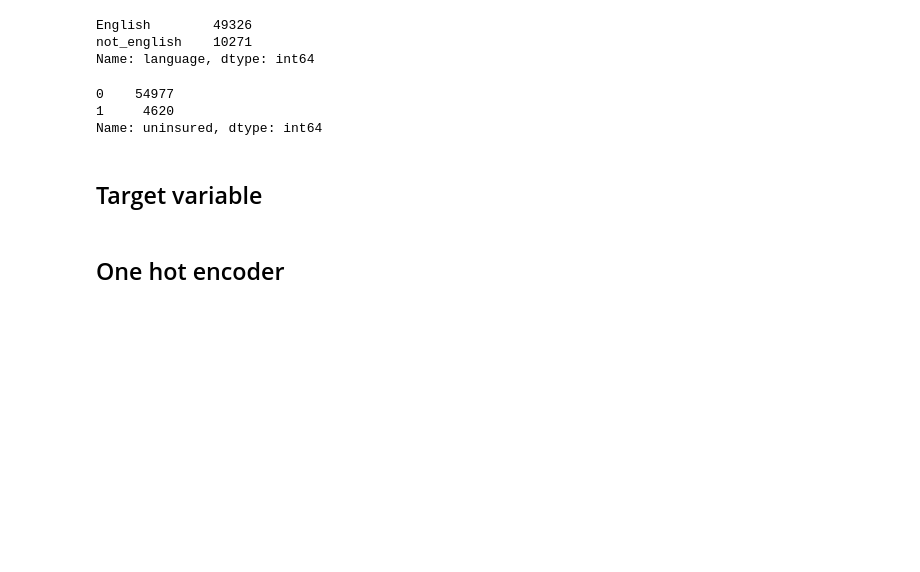
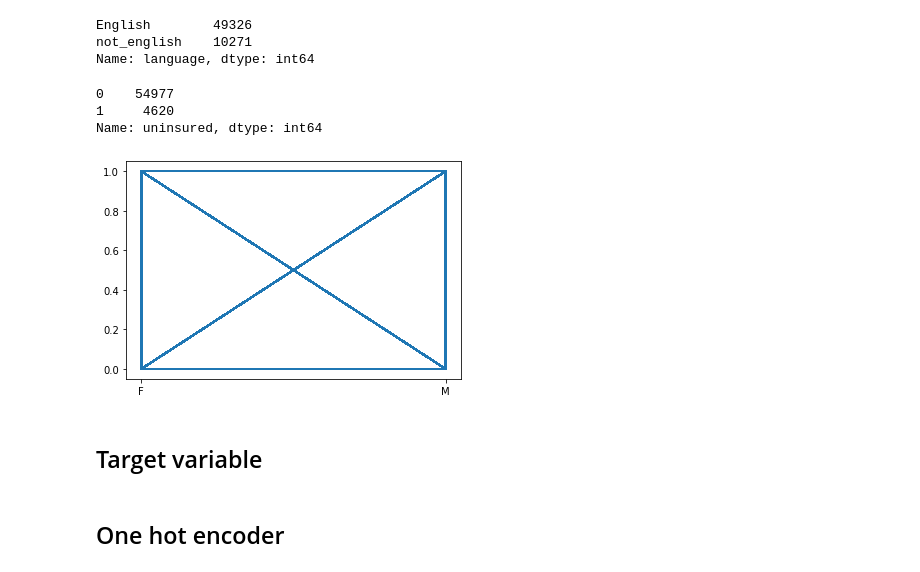
Before and after one commit to Lidetsal/Code_Practice, a Jupyter notebook: 2modeling.ipynb, the cells around one changed output. Saved outputs shown, nothing was run; the diff lists cells and outputs as text; code cells hidden in the pictures; blank space fills up the shorter version.

```diff
--- a/2modeling.ipynb
+++ b/2modeling.ipynb
@@ -47,6 +47,11 @@ train.uninsured.value_counts()
 0    54977
 1     4620
 Name: uninsured, dtype: int64
+# %%
+plt.plot(train.sex, train.uninsured)
+plt.show()
+# %% [output]
+[figure, added]
 # %% [markdown]
 ## Target variable
 # %%
```
